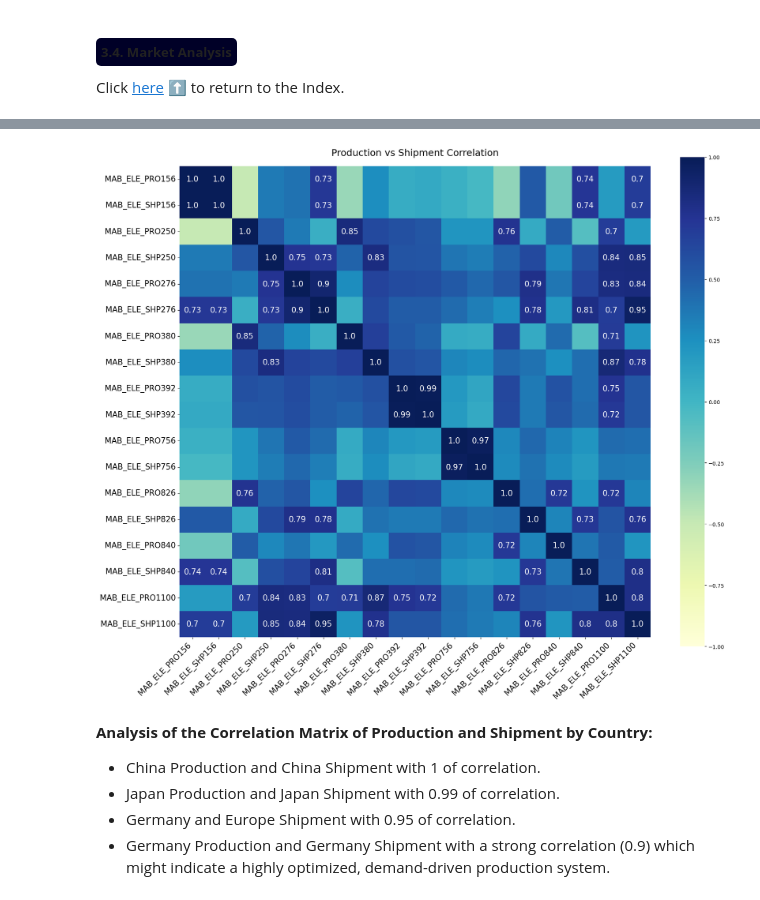
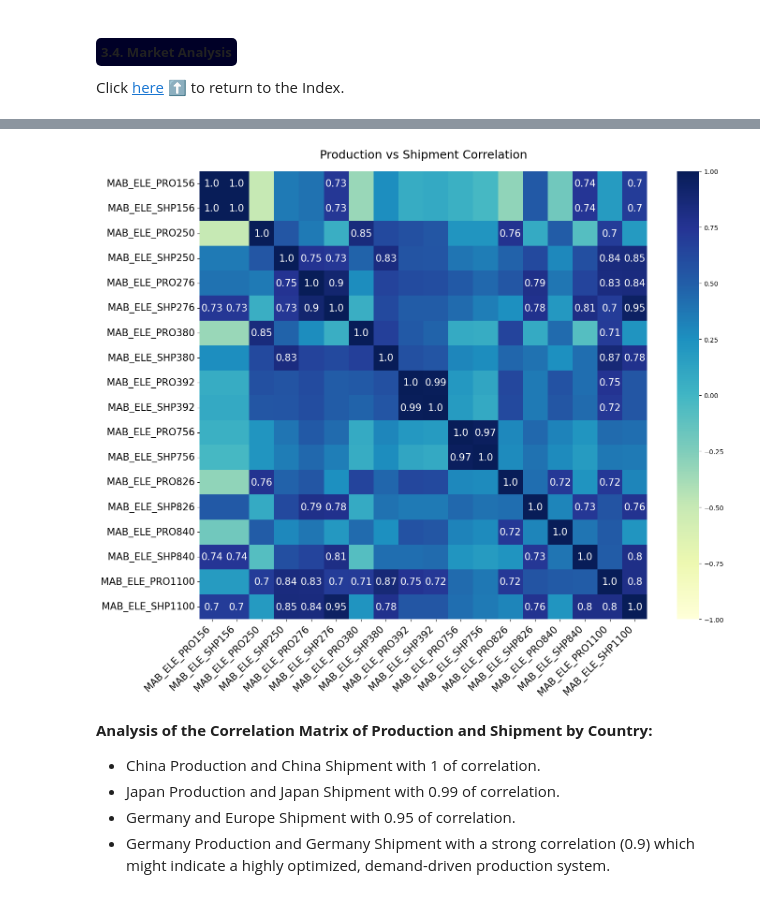
Before and after one commit to BeatrizAzevedoMonteiro/BCwDS_Case-2_SIEMENS_MonthlySalesForecast, a Jupyter notebook: Versão_Bea.ipynb, the cells around one changed output, grey strips where cells are left out. Cells and saved outputs as stored; diff of their text form; code cells hidden in the pictures.

```diff
--- a/Versão_Bea.ipynb
+++ b/Versão_Bea.ipynb
@@ -1311,19 +1330,19 @@ def plot_correlation_matrix(data, columns, title='Correlation Matrix',
 # %%
 production_shipment_columns = [
     'MAB_ELE_PRO156', 'MAB_ELE_SHP156', 'MAB_ELE_PRO250', 'MAB_ELE_SHP250',
     'MAB_ELE_PRO276', 'MAB_ELE_SHP276', 'MAB_ELE_PRO380', 'MAB_ELE_SHP380',
     'MAB_ELE_PRO392', 'MAB_ELE_SHP392', 'MAB_ELE_PRO756', 'MAB_ELE_SHP756',
     'MAB_ELE_PRO826', 'MAB_ELE_SHP826', 'MAB_ELE_PRO840', 'MAB_ELE_SHP840',
     'MAB_ELE_PRO1100', 'MAB_ELE_SHP1100']
 
 plot_correlation_matrix(
     data=df_market,
     columns=production_shipment_columns,
     title='Production vs Shipment Correlation',
     threshold=0.7,
-    figsize=(18, 15))
+    figsize=(15, 12))
 # %% [output]
-[figure, old version]
+[figure, new version]
 # %% [markdown]
 **Analysis of the Correlation Matrix of Production and Shipment by Country:**
 
```
Also changed, not shown: parts of 14 cells of this notebook.
